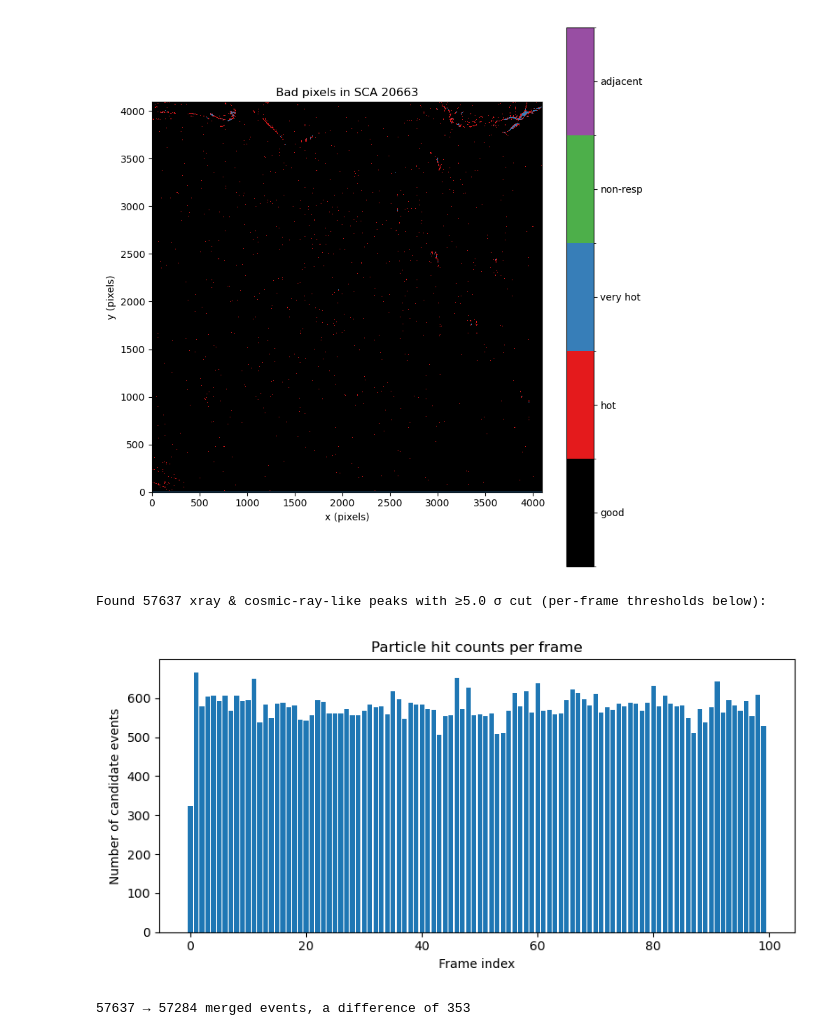
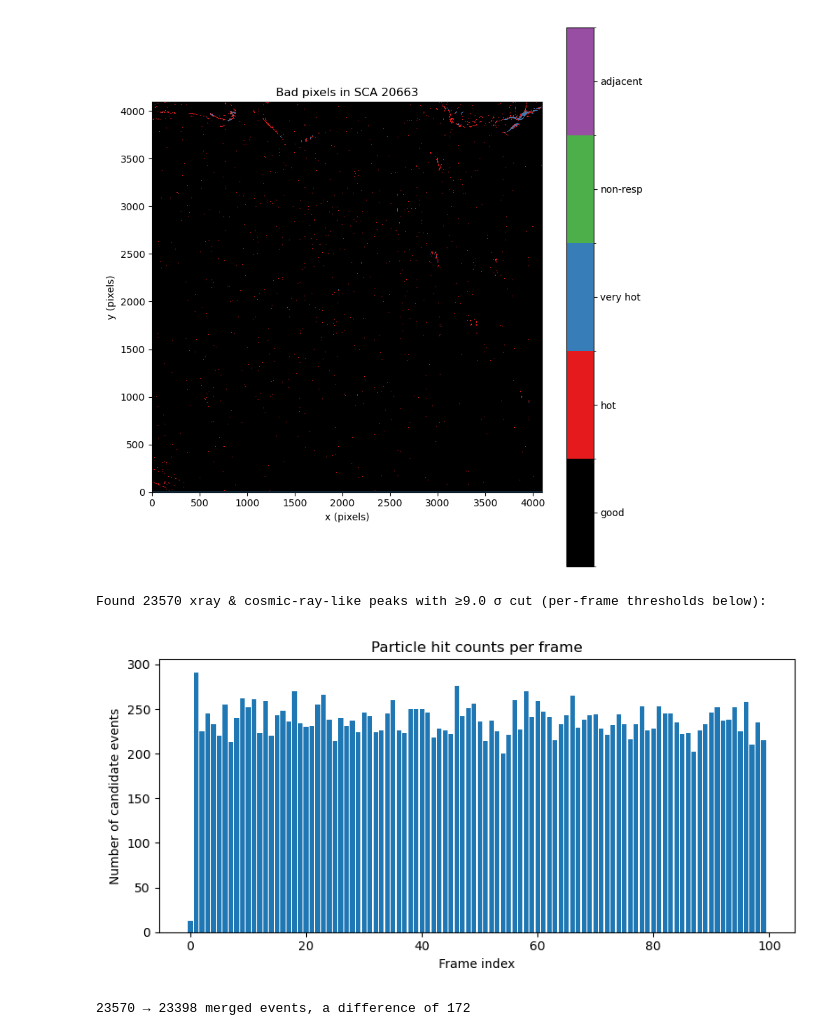
Before and after one commit to aeharbo/GCRsim, a Jupyter notebook: xray_data.ipynb, the cells around one changed output. Saved outputs shown, nothing was run; the diff lists cells and outputs as text; code cells hidden in the pictures.

Commit message:
calibration data
xray data for detector calibration

```diff
--- a/xray_data.ipynb
+++ b/xray_data.ipynb
@@ -198,7 +201,7 @@ Number of adjacent pixels =  520563
 Total number of unusable pixels =  654888
 [figure]
 # %%
-sigma_thresh   = 5.01
+sigma_thresh   = 9.01
 mask_expanded  = maximum_filter(maskArray.astype(int), size=5) > 0
 
 def find_peaks_for_frame(iframe, sigma_thresh):
@@ -231,35 +234,35 @@ if __name__ == "__main__":
     #    thresholds        is a tuple of length Nframe, each entry is that frame’s threshold
 
     # 3) now do your “previous‐frame” filtering exactly as before
     filtered_events = []
     for f, peaks in enumerate(all_frame_peaks):
         prev_f = (f - 1) % Nframe
         prev_pos = {(y, x) for (_, y, x) in all_frame_peaks[prev_f]}
         for (_, y, x) in peaks:
             if (y, x) not in prev_pos:
                 filtered_events.append((f, y, x))
 
     events = np.array(filtered_events, dtype=int)
     print(f"Found {len(events)} xray & cosmic‐ray‐like peaks "
           f"with ≥{sigma_thresh:.1f} σ cut (per-frame thresholds below):")
 
     # 4) if you want, print out each frame’s threshold:
     #for f, thr in enumerate(thresholds):
         #print(f"  frame {f:3d}: threshold = {thr:.1f}")
 
         # count how many hits in each frame
 counts = np.bincount(events[:,0], minlength=data.shape[0])
 
 plt.figure(figsize=(8,4))
 plt.bar(np.arange(len(counts)), counts)
 plt.xlabel("Frame index")
 plt.ylabel("Number of candidate events")
 plt.title("Particle hit counts per frame")
 plt.tight_layout()
 plt.show()
 # %% [output]
-Found 57637 xray & cosmic‐ray‐like peaks with ≥5.0 σ cut (per-frame thresholds below):
+Found 23570 xray & cosmic‐ray‐like peaks with ≥9.0 σ cut (per-frame thresholds below):
-[figure, old version]
+[figure, new version]
 # %%
 def merge_peaks(events, data, proximity_radius=2, max_workers=num_of_cores):
     """
@@ -343,7 +346,7 @@ events_difference = len(events) -len(merged_events)
 
 print(f"{len(events)} → {len(merged_events)} merged events, a difference of {events_difference}")
 # %% [output]
-57637 → 57284 merged events, a difference of 353
+23570 → 23398 merged events, a difference of 172
 # %%
 def plot_mergers(frame, events, merged_events, data, proximity_radius=2):
     """
```
Also changed, not shown: parts of 18 cells of this notebook.
